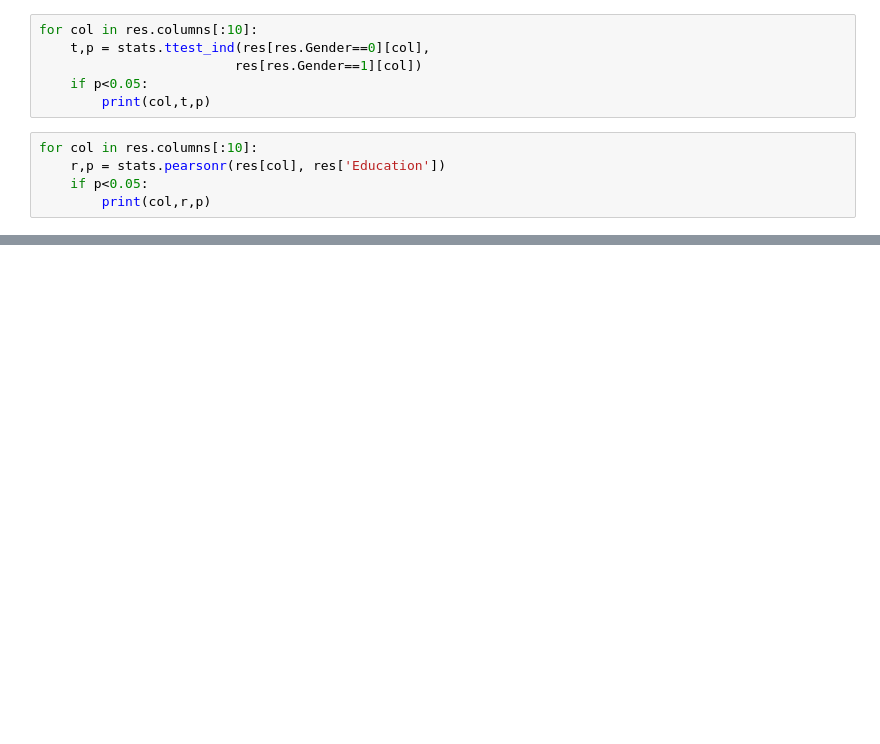
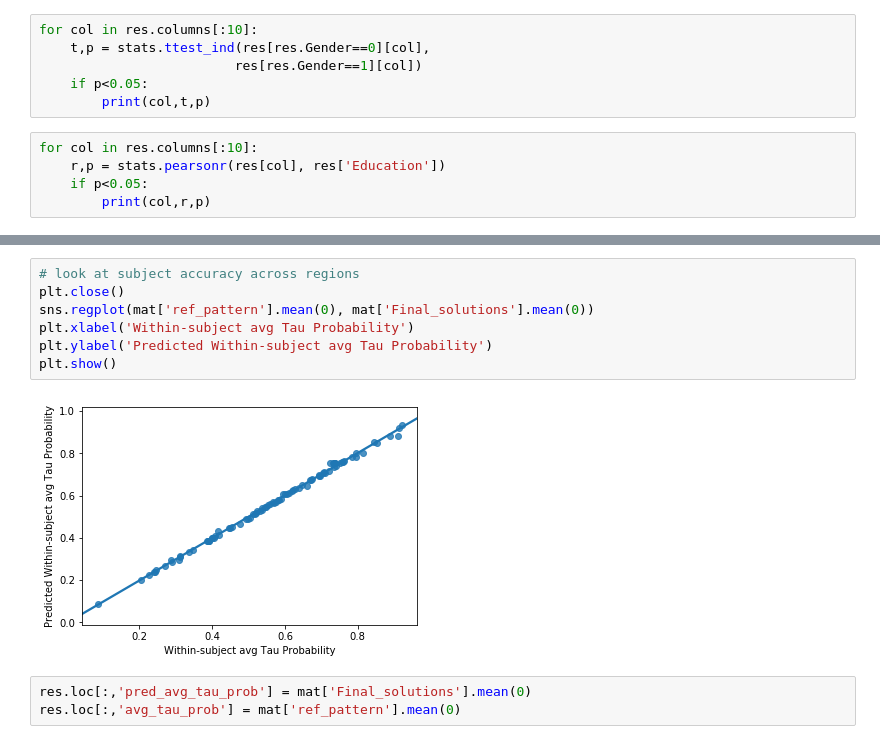
Before and after one commit to illdopejake/hack_projects, a Jupyter notebook: ESM_evaluation_code.ipynb, the cells around one changed output, grey strips where cells are left out. Drawn from its saved outputs; the diff is of its cells as text; blank space fills up the shorter version.

```diff
--- a/ESM_evaluation_code.ipynb
+++ b/ESM_evaluation_code.ipynb
@@ -250,0 +271,12 @@ for col in res.columns[:10]:
+# %%
+# look at subject accuracy across regions
+plt.close()
+sns.regplot(mat['ref_pattern'].mean(0), mat['Final_solutions'].mean(0))
+plt.xlabel('Within-subject avg Tau Probability')
+plt.ylabel('Predicted Within-subject avg Tau Probability')
+plt.show()
+# %% [output]
+[figure, added]
+# %%
+res.loc[:,'pred_avg_tau_prob'] = mat['Final_solutions'].mean(0)
+res.loc[:,'avg_tau_prob'] = mat['ref_pattern'].mean(0)
```
Also changed, not shown: parts of 11 cells of this notebook, 3 other files.
